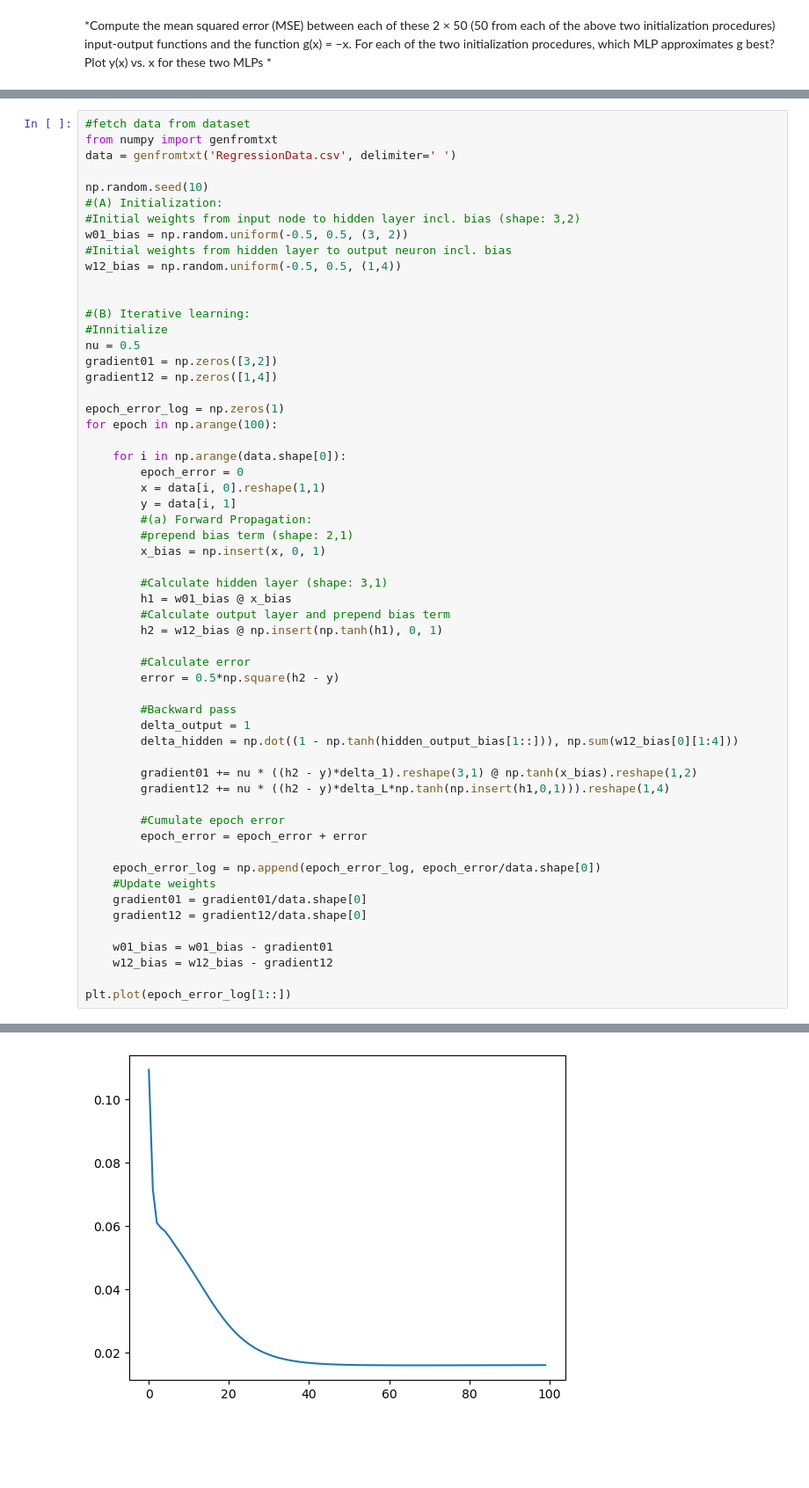
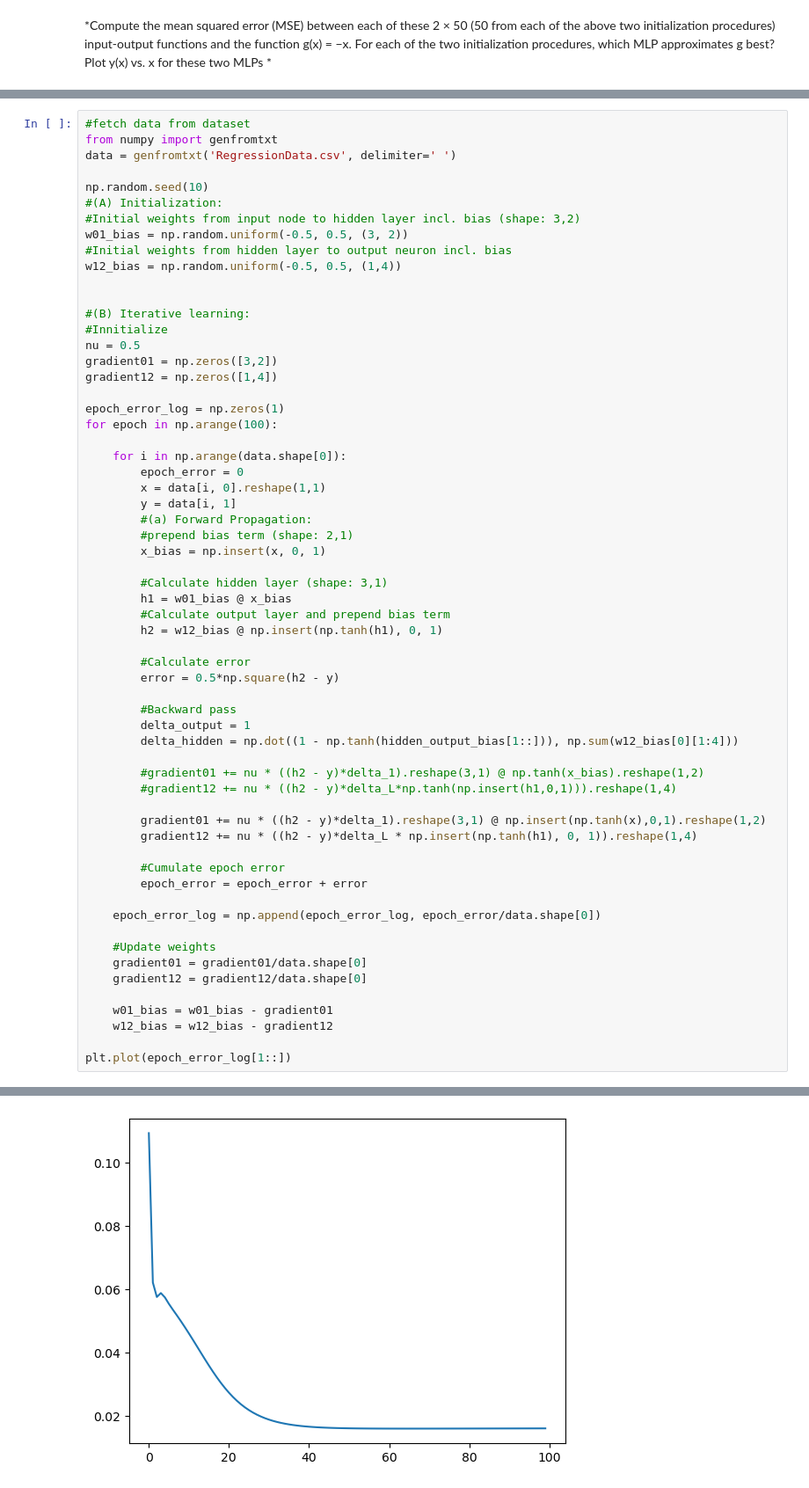
Before and after one commit to Javiermateor/Machine-Intelligence-I, a Jupyter notebook: Exercises/Exercise_03.ipynb, the cells around one changed output, grey strips where cells are left out. Shown at 88% size. Saved outputs shown, nothing was run; the diff lists cells and outputs as text; blank space fills up the shorter version.

Commit message:
change in gradient calculation

```diff
--- a/Exercises/Exercise_03.ipynb
+++ b/Exercises/Exercise_03.ipynb
@@ -112,33 +112,37 @@ for epoch in np.arange(100):
         #prepend bias term (shape: 2,1)
         x_bias = np.insert(x, 0, 1)
 
         #Calculate hidden layer (shape: 3,1)
         h1 = w01_bias @ x_bias
         #Calculate output layer and prepend bias term
         h2 = w12_bias @ np.insert(np.tanh(h1), 0, 1)
 
         #Calculate error
         error = 0.5*np.square(h2 - y)
 
         #Backward pass
         delta_output = 1
         delta_hidden = np.dot((1 - np.tanh(hidden_output_bias[1::])), np.sum(w12_bias[0][1:4]))
 
-        gradient01 += nu * ((h2 - y)*delta_1).reshape(3,1) @ np.tanh(x_bias).reshape(1,2)
-        gradient12 += nu * ((h2 - y)*delta_L*np.tanh(np.insert(h1,0,1))).reshape(1,4)
+        #gradient01 += nu * ((h2 - y)*delta_1).reshape(3,1) @ np.tanh(x_bias).reshape(1,2)
+        #gradient12 += nu * ((h2 - y)*delta_L*np.tanh(np.insert(h1,0,1))).reshape(1,4)
+
+        gradient01 += nu * ((h2 - y)*delta_1).reshape(3,1) @ np.insert(np.tanh(x),0,1).reshape(1,2)
+        gradient12 += nu * ((h2 - y)*delta_L * np.insert(np.tanh(h1), 0, 1)).reshape(1,4)
 
         #Cumulate epoch error
         epoch_error = epoch_error + error
 
     epoch_error_log = np.append(epoch_error_log, epoch_error/data.shape[0])
+
     #Update weights
     gradient01 = gradient01/data.shape[0]
     gradient12 = gradient12/data.shape[0]
 
     w01_bias = w01_bias - gradient01
     w12_bias = w12_bias - gradient12
 
 plt.plot(epoch_error_log[1::])
 # %% [output]
 [<matplotlib.lines.Line2D at 0x...>]
-[figure, old version]
+[figure, new version]
```
